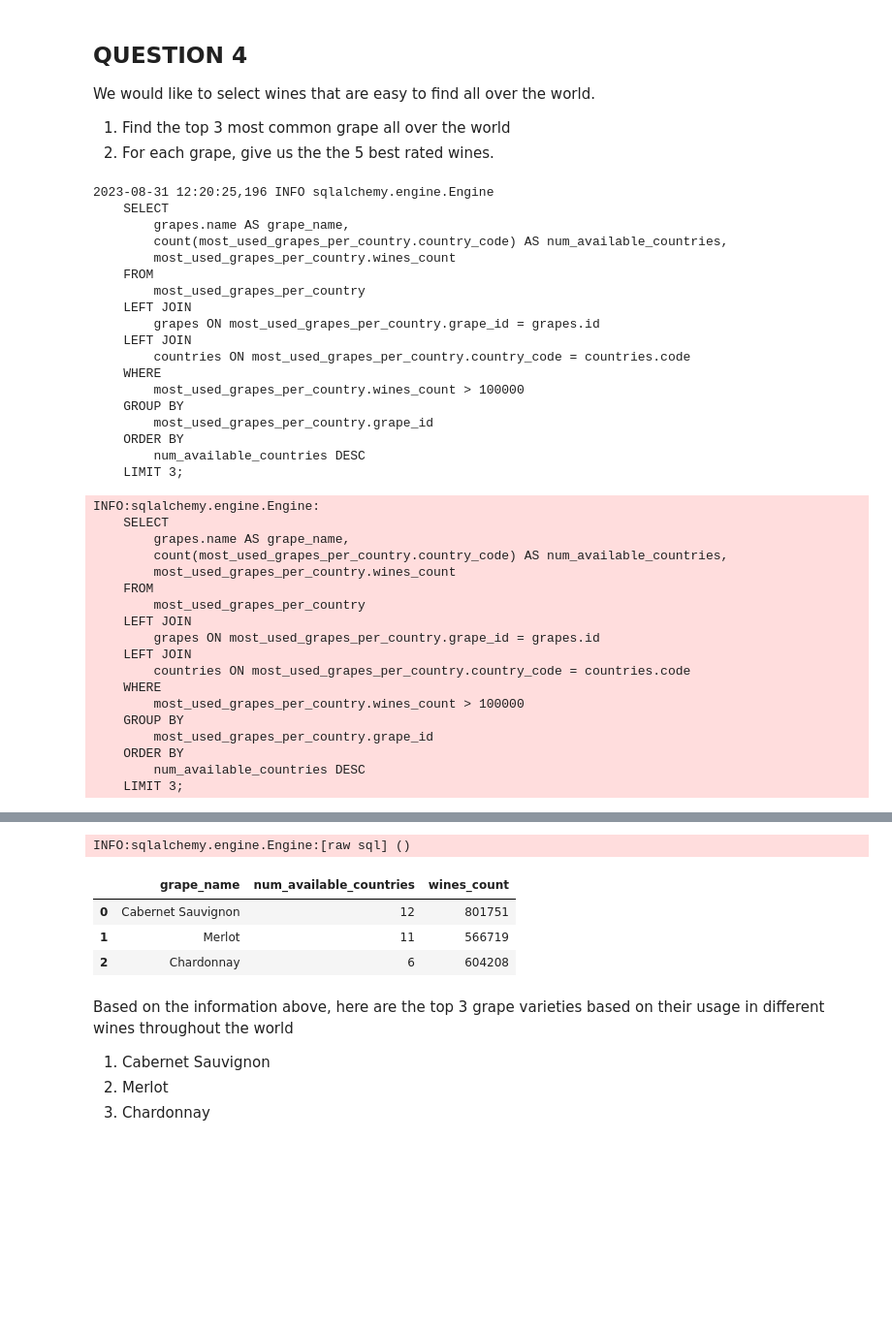
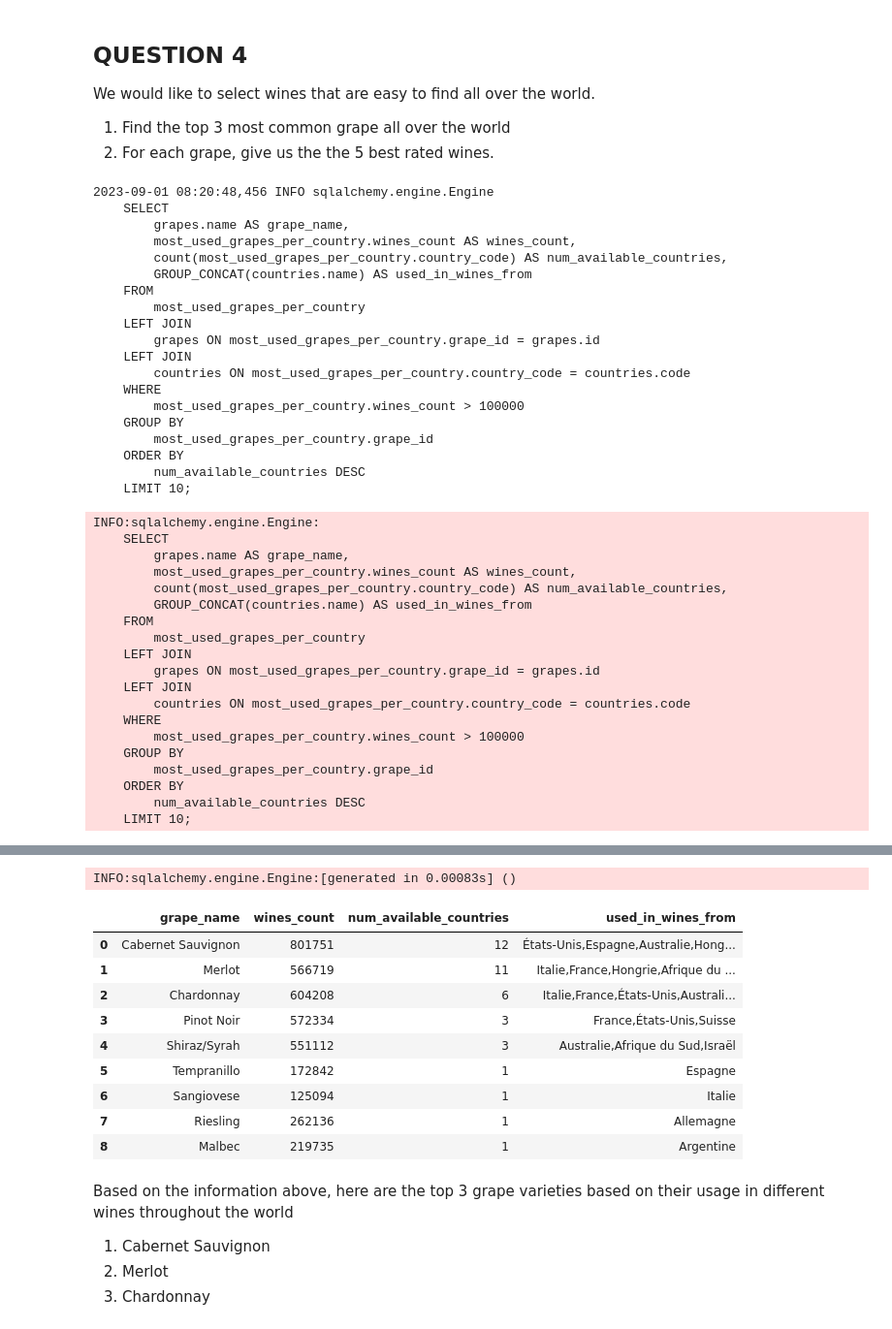
Before and after one commit to mfirdaus354/project_vivino, a Jupyter notebook: notebooks/vivino_market_analysis.ipynb, the cells around one changed output, grey strips where cells are left out. Shown at 97% size. Drawn from its saved outputs; the diff is of its cells as text; code cells hidden in the pictures; blank space fills up the shorter version.

```diff
--- a/notebooks/vivino_market_analysis.ipynb
+++ b/notebooks/vivino_market_analysis.ipynb
@@ -591,12 +605,13 @@ We would like to select wines that are easy to find all over the world.
 # %%
 # 1. Find the top 3 most common grape all over the world
 
-query_4 = vivino_engine.execute(
+query_4 = text(
     """
     SELECT
         grapes.name AS grape_name,
+        most_used_grapes_per_country.wines_count AS wines_count,
         count(most_used_grapes_per_country.country_code) AS num_available_countries,
-        most_used_grapes_per_country.wines_count
+        GROUP_CONCAT(countries.name) AS used_in_wines_from
     FROM
         most_used_grapes_per_country
     LEFT JOIN
@@ -609,9 +624,10 @@ query_4 = vivino_engine.execute(
         most_used_grapes_per_country.grape_id
     ORDER BY
         num_available_countries DESC
-    LIMIT 3;
+    LIMIT 10;
     """
 )
+query_4 = vivino_session.execute(query_4)
 
 ## Fetch query_4 and initialize into df_most_common_grapes
 fetch_query_4 = query_4.fetchall()
@@ -623,11 +639,12 @@ df_most_common_grapes = pd.DataFrame(
 ## display df_most_common_grapes
 display(df_most_common_grapes)
 # %% [output]
-2023-08-31 12:20:25,196 INFO sqlalchemy.engine.Engine
+2023-09-01 08:20:48,456 INFO sqlalchemy.engine.Engine
     SELECT
         grapes.name AS grape_name,
+        most_used_grapes_per_country.wines_count AS wines_count,
         count(most_used_grapes_per_country.country_code) AS num_available_countries,
-        most_used_grapes_per_country.wines_count
+        GROUP_CONCAT(countries.name) AS used_in_wines_from
     FROM
         most_used_grapes_per_country
     LEFT JOIN
@@ -640,12 +657,13 @@ display(df_most_common_grapes)
         most_used_grapes_per_country.grape_id
     ORDER BY
         num_available_countries DESC
-    LIMIT 3;
+    LIMIT 10;
 INFO:sqlalchemy.engine.Engine:
     SELECT
         grapes.name AS grape_name,
+        most_used_grapes_per_country.wines_count AS wines_count,
         count(most_used_grapes_per_country.country_code) AS num_available_countries,
-        most_used_grapes_per_country.wines_count
+        GROUP_CONCAT(countries.name) AS used_in_wines_from
     FROM
         most_used_grapes_per_country
     LEFT JOIN
@@ -658,4 +676,4 @@ INFO:sqlalchemy.engine.Engine:
         most_used_grapes_per_country.grape_id
     ORDER BY
         num_available_countries DESC
-    LIMIT 3;
+    LIMIT 10;
@@ -663,8 +681,14 @@ INFO:sqlalchemy.engine.Engine:
-INFO:sqlalchemy.engine.Engine:[raw sql] ()
+INFO:sqlalchemy.engine.Engine:[generated in 0.00083s] ()
-|  | grape_name | num_available_countries | wines_count |
-| 0 | Cabernet Sauvignon | 12 | 801751 |
-| 1 | Merlot | 11 | 566719 |
-| 2 | Chardonnay | 6 | 604208 |
+|  | grape_name | wines_count | num_available_countries | used_in_wines_from |
+| 0 | Cabernet Sauvignon | 801751 | 12 | États-Unis,Espagne,Australie,Hong... |
+| 1 | Merlot | 566719 | 11 | Italie,France,Hongrie,Afrique du ... |
+| 2 | Chardonnay | 604208 | 6 | Italie,France,États-Unis,Australi... |
+| 3 | Pinot Noir | 572334 | 3 | France,États-Unis,Suisse |
+| 4 | Shiraz/Syrah | 551112 | 3 | Australie,Afrique du Sud,Israël |
+| 5 | Tempranillo | 172842 | 1 | Espagne |
+| 6 | Sangiovese | 125094 | 1 | Italie |
+| 7 | Riesling | 262136 | 1 | Allemagne |
+| 8 | Malbec | 219735 | 1 | Argentine |
 # %% [markdown]
 Based on the information above, here are the top 3 grape varieties based on their usage in different wines throughout the world
  1. Cabernet Sauvignon
```
Also changed, not shown: parts of 20 cells of this notebook, 23 other files.
